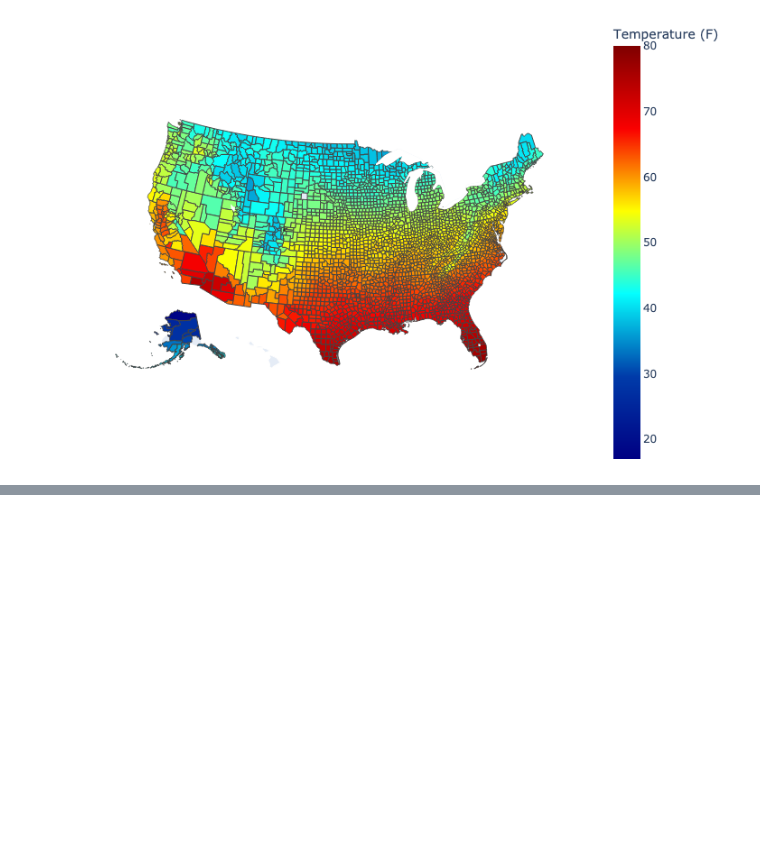
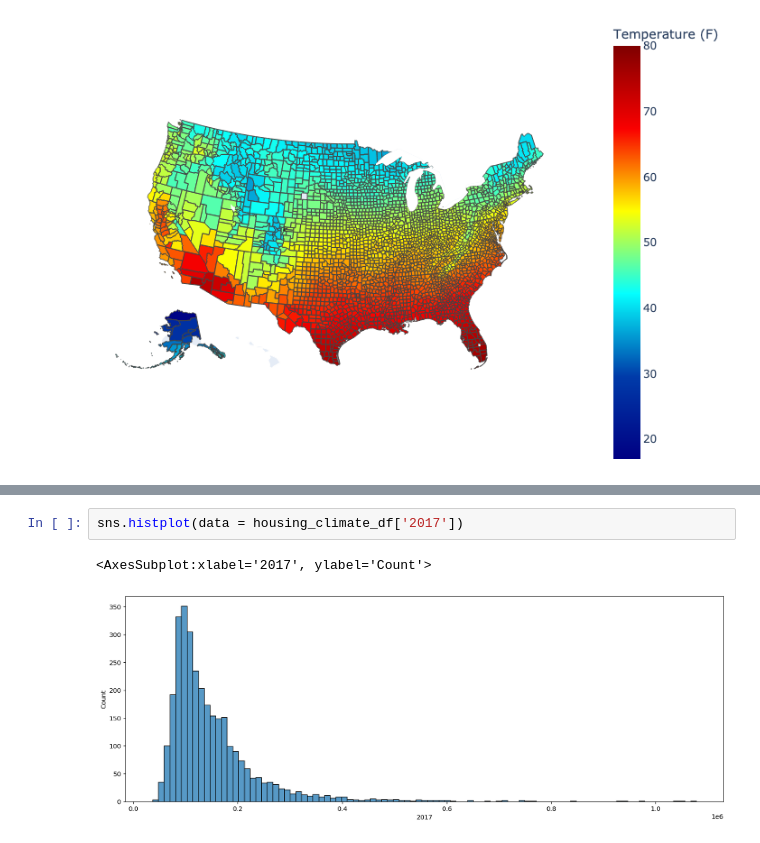
Before and after one commit to tyler-le/Natural-Disaster-Analysis, a Jupyter notebook: EDACheckpointGroup013-Wi22.ipynb, the cells around one changed output, grey strips where cells are left out. Drawn from its saved outputs; the diff is of its cells as text; blank space fills up the shorter version.

```diff
--- a/EDACheckpointGroup013-Wi22.ipynb
+++ b/EDACheckpointGroup013-Wi22.ipynb
@@ -1407,0 +1421,5 @@ Image(filename='images/climate_choropleth.png')
+# %%
+sns.histplot(data = housing_climate_df['2017'])
+# %% [output]
+<AxesSubplot:xlabel='2017', ylabel='Count'>
+[figure, added]
```
Also changed, not shown: parts of 38 cells of this notebook, 2 other files.
